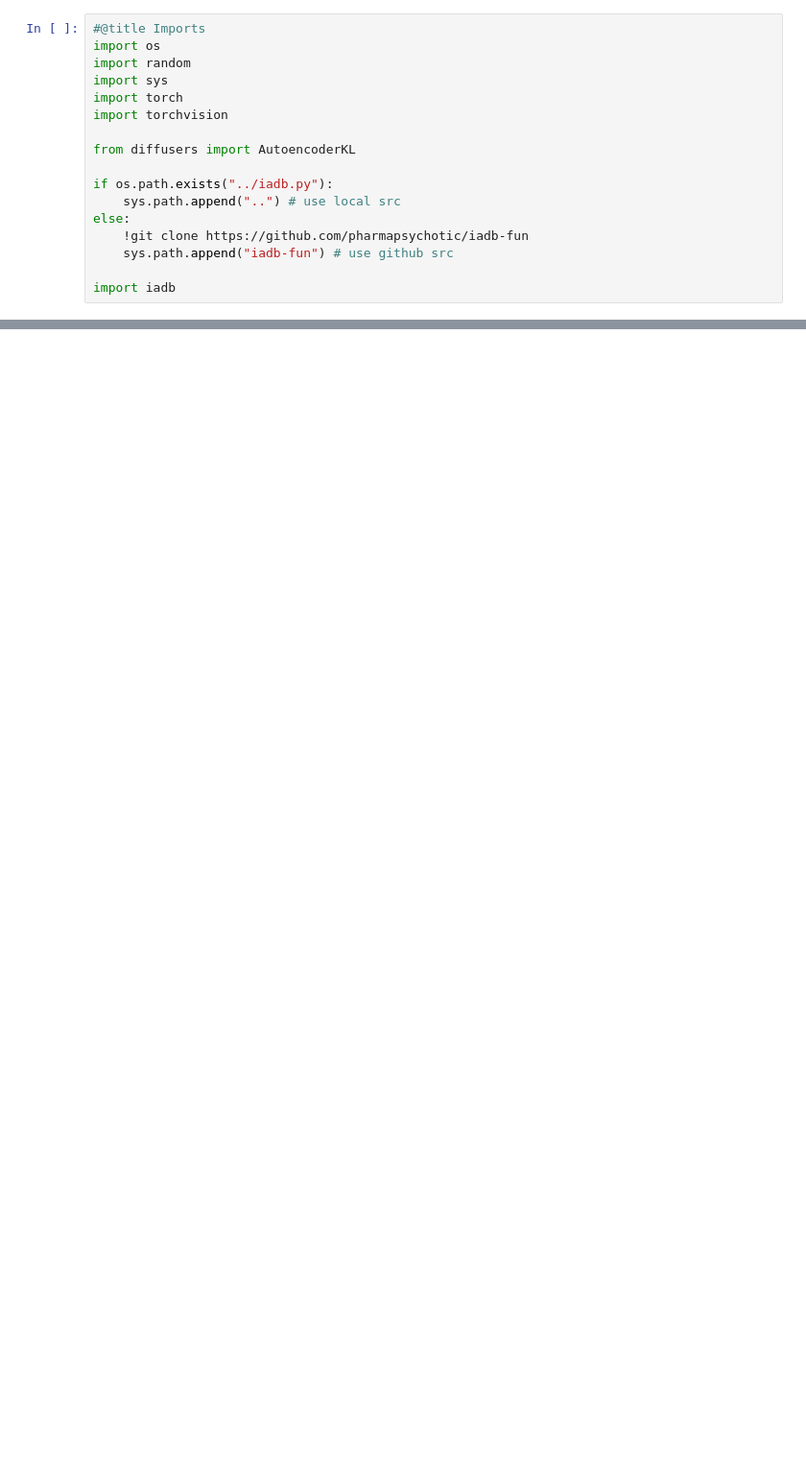
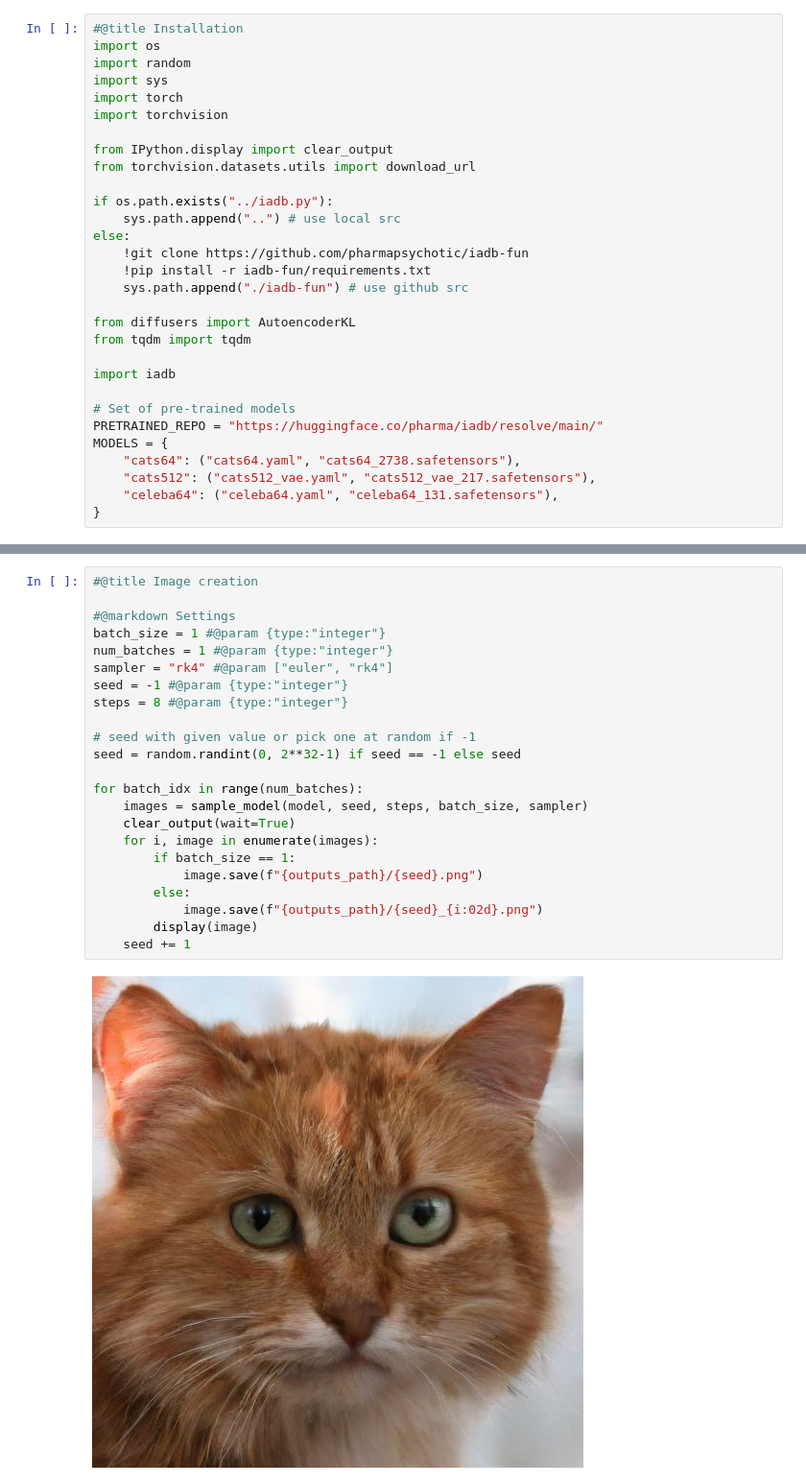
Before and after one commit to pharmapsychotic/iadb-fun, a Jupyter notebook: notebooks/sampling.ipynb, the cells around one changed output, grey strips where cells are left out. Shown at 96% size. Cells and saved outputs as stored; diff of their text form; blank space fills up the shorter version.

Commit message:
Notebook updates! - work in Colab - download pretrained models - seed interpolation animations

```diff
--- a/notebooks/sampling.ipynb
+++ b/notebooks/sampling.ipynb
@@ -1,17 +12,30 @@
 # %%
-#@title Imports
+#@title Installation
 import os
 import random
 import sys
 import torch
 import torchvision
 
-from diffusers import AutoencoderKL
+from IPython.display import clear_output
+from torchvision.datasets.utils import download_url
 
 if os.path.exists("../iadb.py"):
     sys.path.append("..") # use local src
 else:
     !git clone https://github.com/pharmapsychotic/iadb-fun
-    sys.path.append("iadb-fun") # use github src
+    !pip install -r iadb-fun/requirements.txt
+    sys.path.append("./iadb-fun") # use github src
+
+from diffusers import AutoencoderKL
+from tqdm import tqdm
 
 import iadb
+
+# Set of pre-trained models
+PRETRAINED_REPO = "https://huggingface.co/pharma/iadb/resolve/main/"
+MODELS = {
+    "cats64": ("cats64.yaml", "cats64_2738.safetensors"),
+    "cats512": ("cats512_vae.yaml", "cats512_vae_217.safetensors"),
+    "celeba64": ("celeba64.yaml", "celeba64_131.safetensors"),
+}
@@ -75,0 +102,25 @@ for i in range(batch_size):
+# %%
+#@title Image creation
+
+#@markdown Settings
+batch_size = 1 #@param {type:"integer"}
+num_batches = 1 #@param {type:"integer"}
+sampler = "rk4" #@param ["euler", "rk4"]
+seed = -1 #@param {type:"integer"}
+steps = 8 #@param {type:"integer"}
+
+# seed with given value or pick one at random if -1
+seed = random.randint(0, 2**32-1) if seed == -1 else seed
+
+for batch_idx in range(num_batches):
+    images = sample_model(model, seed, steps, batch_size, sampler)
+    clear_output(wait=True)
+    for i, image in enumerate(images):
+        if batch_size == 1:
+            image.save(f"{outputs_path}/{seed}.png")
+        else:
+            image.save(f"{outputs_path}/{seed}_{i:02d}.png")
+        display(image)
+    seed += 1
+# %% [output]
+[figure, added]
```
Also changed, not shown: parts of 7 cells of this notebook.
